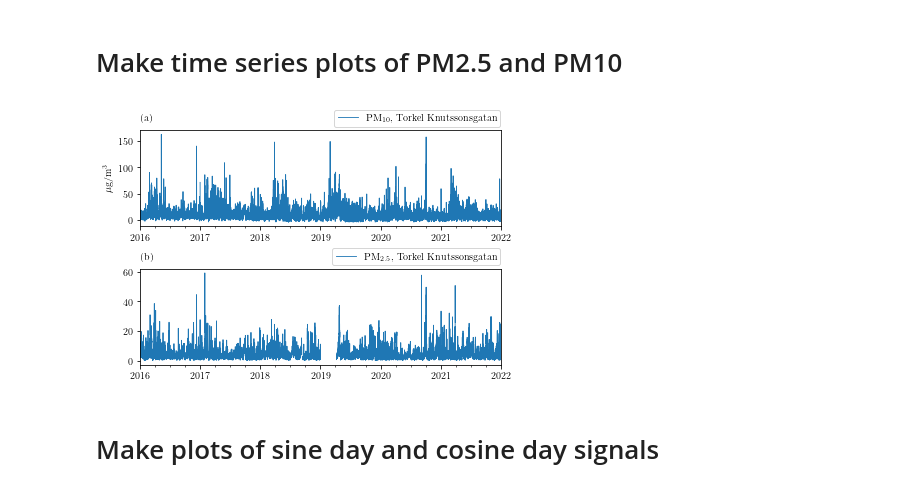
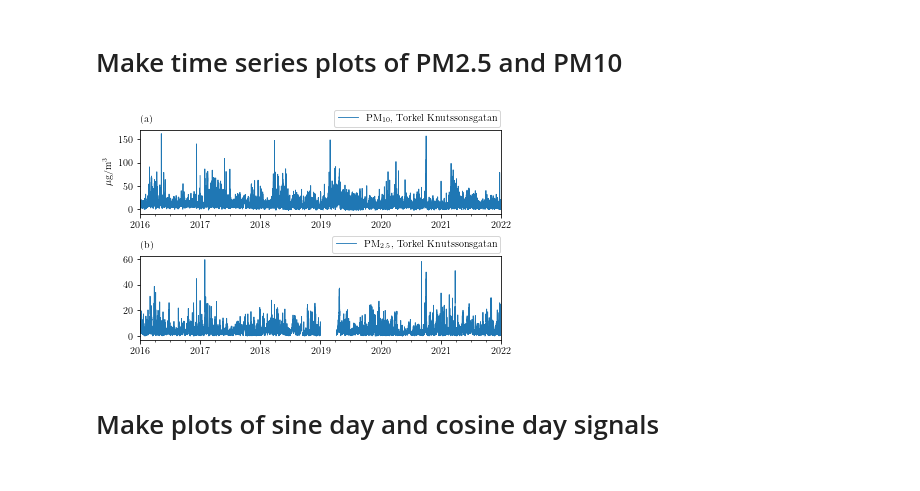
Before and after one commit to simoncarlen/forecasting_project, a Jupyter notebook: jupyter_notebooks/data_exploration.ipynb, the cells around one changed output. Saved outputs shown, nothing was run; the diff lists cells and outputs as text; code cells hidden in the pictures.

```diff
--- a/jupyter_notebooks/data_exploration.ipynb
+++ b/jupyter_notebooks/data_exploration.ipynb
@@ -51,20 +51,20 @@ def plot_time_series(df, row, cols, figsize, annot=False, savefig=False, fig_pat
 # %%
 df_temp = df[['PM$_{10}$, Torkel Knutssonsgatan',
               'PM$_{2.5}$, Torkel Knutssonsgatan',
-            #   'Torkel Knutssonsgatan, NO$_2$',
+              # 'Torkel Knutssonsgatan, NO$_2$',
               'PM$_{10}$, Hornsgatan',
               'PM$_{2.5}$, Hornsgatan',
               'PM$_{10}$, Norr Malma',
               'PM$_{2.5}$, Norr Malma'
               ]]
 
 df_temp = df_temp['2016-01-01 00:00:00':]
 
 # plot_time_series(df_temp, row=3, cols=2, figsize=(7.25, 5.1), annot=True, savefig=True, fig_path='../plots/time_series_plots_all.pdf')
 # plot_time_series(df_temp, row=6, cols=1, figsize=(5, 8.5), savefig=False, fig_path='../plots/time_series_plots_all_stations.pdf')
-plot_time_series(df_temp, row=2, cols=1, figsize=(5.75, 3.85), annot=True, savefig=True, fig_path='../plots/time_series_plots_target_station.pdf')
+plot_time_series(df_temp, row=2, cols=1, figsize=(5.75, 3.5), annot=True, savefig=False, fig_path='../plots/time_series_plots_target_station.pdf')
 # %% [output]
-[figure, old version]
+[figure, new version]
 # %% [markdown]
 # Make plots of sine day and cosine day signals
 # %%
```
Also changed, not shown: parts of 2 cells of this notebook, 9 other files.
